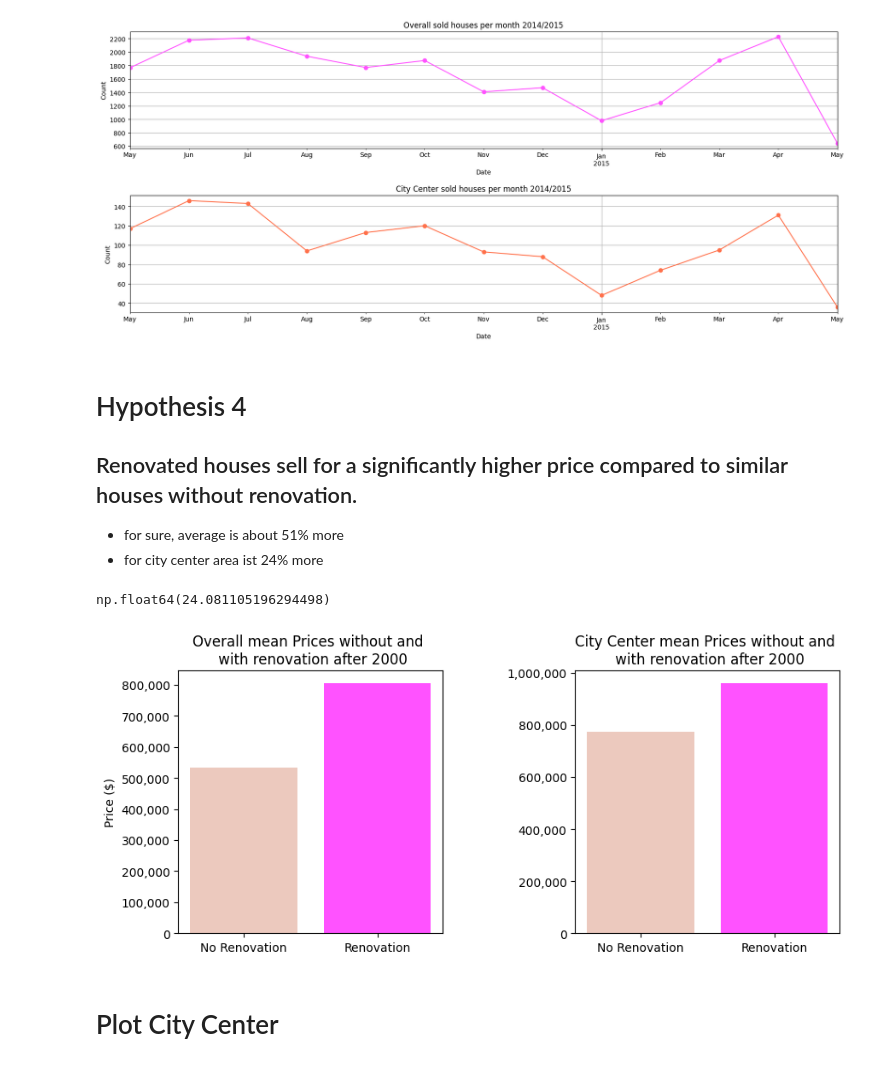
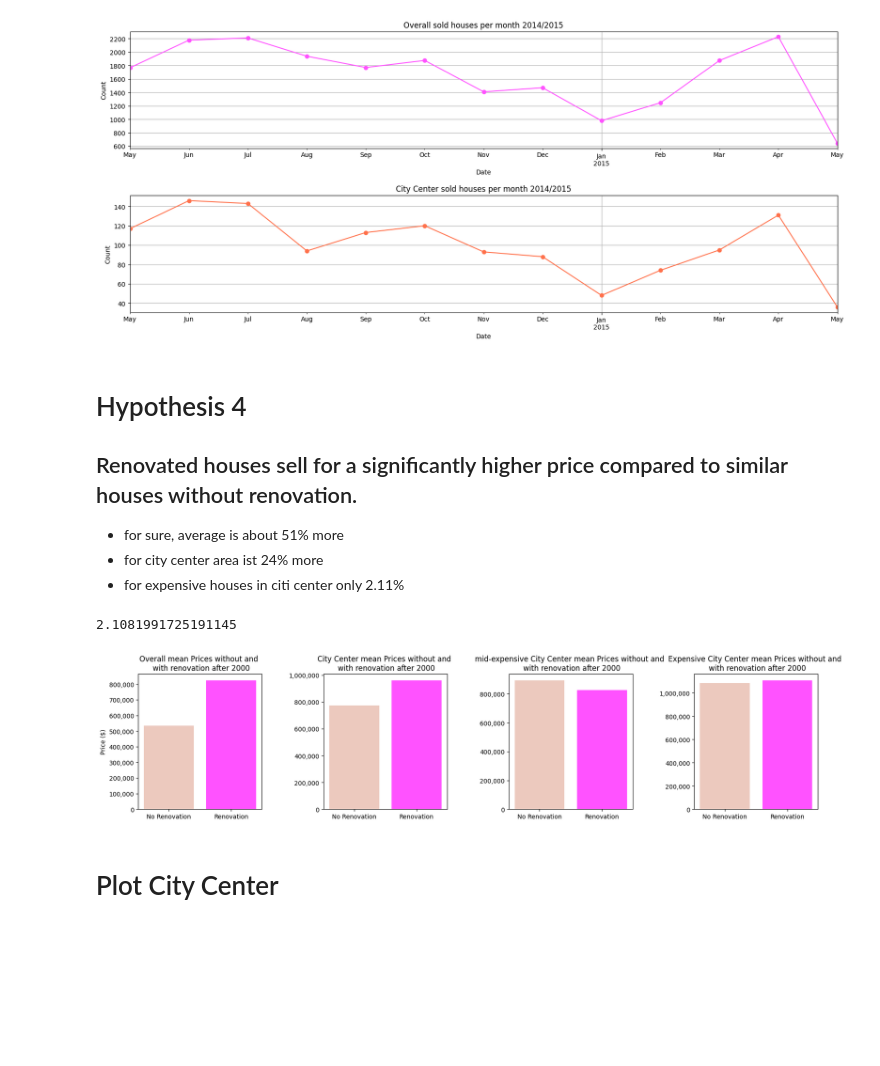
Before and after one commit to julialoeschel/eda-project-houses, a Jupyter notebook: EDA.ipynb, the cells around one changed output. Saved outputs shown, nothing was run; the diff lists cells and outputs as text; code cells hidden in the pictures; blank space fills up the shorter version.

```diff
--- a/EDA.ipynb
+++ b/EDA.ipynb
@@ -314,7 +315,8 @@ df_center_area = df[df['zipcode'].isin(center_area_seattle)]
 - (geomap erstellen von betreffenden häusern)
 # %%
 import matplotlib.pyplot as plt
-df_center_area['date'] = pd.to_datetime(df['date'])
+
+df_center_area['date'] = pd.to_datetime(df_center_area['date'])
 
 # drop outlier, weil zu große Villa, verfälscht den Schnitt
 # df_center_area.drop(df_center_area[df_center_area['house_id'] == 6762700020].index, inplace=True)
@@ -326,7 +328,7 @@ df_center_area['date'] = pd.to_datetime(df['date'])
 
 fig, axes = plt.subplots(2,1, figsize=(20, 8))
 
-df_center_area.groupby(df['date'].dt.to_period('M'))['price'].median().plot(
+df_center_area.groupby(df_center_area['date'].dt.to_period('M'))['price'].median().plot(
     kind='line',
     marker='o',
     title='Median houseprices per month 2014/2015 in the city center area',
@@ -337,7 +339,7 @@ df_center_area.groupby(df['date'].dt.to_period('M'))['price'].median().plot(
     ax=axes[0],
 )
 
-df_center_area.groupby(df['date'].dt.to_period('w'))['price'].median().plot(
+df_center_area.groupby(df_center_area['date'].dt.to_period('w'))['price'].median().plot(
     kind='line',
     marker='o',
     title='Median houseprices per week 2014/2015 in the city center area',
@@ -376,6 +378,7 @@ FOR OVERALL
 
 # df[(df['date'].dt.month == 5) & (df['date'].dt.day == 29)].sort_values(by="date")
 # df.drop(df[df['house_id'] == 9106000005].index, inplace=True)
+df['date'] = pd.to_datetime(df['date'])
 
 
 fig, axes = plt.subplots(2,1, figsize=(20, 8))
@@ -448,6 +451,7 @@ plt.subplots_adjust(hspace=0.4, wspace=0.3)
 
 - for sure, average is about 51% more
 - for city center area ist 24% more
+- for expensive houses in citi center only 2.11%
 # %%
 import matplotlib.ticker as mtick
 
@@ -455,39 +459,73 @@ df_renovated_houses = df[(df["yr_renovated"] != 0)]["price"].mean()
 df_renovated_houses_after_2000_mean = df[(df["yr_renovated"] > 2000)]["price"].mean()
 df_no_renovation_mean =  df[(df["yr_renovated"] == 0)]["price"].mean()
 
+#expensive
+price_threshold = df['price'].quantile(0.75)
+expensive_houses_in_center_area = df_center_area[df_center_area["price"]>price_threshold]
+
+renovated_expensive_houses_in_center_area = expensive_houses_in_center_area[(expensive_houses_in_center_area["yr_renovated"]>2000)|(expensive_houses_in_center_area["yr_built"]>2000)]
+not_renovated_expensive_houses_in_center_area = expensive_houses_in_center_area[(expensive_houses_in_center_area["yr_renovated"]==0) | (expensive_houses_in_center_area["yr_renovated"]<2000) & (expensive_houses_in_center_area["yr_built"]<2000)]
+
+renovated_expensive_houses_in_center_area_mean=renovated_expensive_houses_in_center_area["price"].mean()
+not_renovated_expensive_houses_in_center_area_mean = not_renovated_expensive_houses_in_center_area["price"].mean()
+
+#mid-expensive
+price_threshold = df['price'].quantile(0.50)
+mid_expensive_houses_in_center_area = df_center_area[df_center_area["price"]>price_threshold]
+
+renovated_mid_expensive_houses_in_center_area = mid_expensive_houses_in_center_area[(mid_expensive_houses_in_center_area["yr_renovated"]>2000)|(mid_expensive_houses_in_center_area["yr_built"]>2000)]
+not_renovated_mid_expensive_houses_in_center_area = mid_expensive_houses_in_center_area[(mid_expensive_houses_in_center_area["yr_renovated"]==0) | (mid_expensive_houses_in_center_area["yr_renovated"]<2000) & (mid_expensive_houses_in_center_area["yr_built"]<2000)]
+
+renovated_mid_expensive_houses_in_center_area_mean=renovated_mid_expensive_houses_in_center_area["price"].mean()
+not_renovated_mid_expensive_houses_in_center_area_mean = not_renovated_mid_expensive_houses_in_center_area["price"].mean()
+
+####
 df_renovated_houses_city = df_center_area[(df_center_area["yr_renovated"] != 0)]["price"].mean()
 df_renovated_houses_after_2000_mean_city = df_center_area[(df_center_area["yr_renovated"] > 2000)]["price"].mean()
 df_no_renovation_mean_city =  df_center_area[(df_center_area["yr_renovated"] == 0)]["price"].mean()
 
 categories = ['No Renovation', 'Renovation']
 values = [df_no_renovation_mean, df_renovated_houses_after_2000_mean]
 values_city = [df_no_renovation_mean_city, df_renovated_houses_after_2000_mean_city]
+values_expensive_city = [not_renovated_expensive_houses_in_center_area_mean, renovated_expensive_houses_in_center_area_mean]
+values_mid_expensive_city = [not_renovated_mid_expensive_houses_in_center_area_mean, renovated_mid_expensive_houses_in_center_area_mean]
 
-fig, axes = plt.subplots(1,2, figsize=(10, 4))
+fig, axes = plt.subplots(1,4, figsize=(20, 4))
 axes[0].bar(categories, values, color=[colors["beige"], colors["pink"]])
 axes[1].bar(categories, values_city, color=[colors["beige"], colors["pink"]])
+axes[3].bar(categories, values_expensive_city, color=[colors["beige"], colors["pink"]])
+axes[2].bar(categories, values_mid_expensive_city, color=[colors["beige"], colors["pink"]])
 axes[0].set_title('Overall mean Prices without and \n with renovation after 2000')
 axes[1].set_title('City Center mean Prices without and \n with renovation after 2000')
+axes[3].set_title('Expensive City Center mean Prices without and \n with renovation after 2000')
+axes[2].set_title('mid-expensive City Center mean Prices without and \n with renovation after 2000')
 axes[0].set_ylabel('Price ($)')
 
 formatter = mtick.FuncFormatter(lambda x, _: f'{x:,.0f}')  # Tausendertrennzeichen, keine Nachkommastellen
 axes[0].yaxis.set_major_formatter(formatter)
 axes[1].yaxis.set_major_formatter(formatter)
+axes[2].yaxis.set_major_formatter(formatter)
+axes[3].yaxis.set_major_formatter(formatter)
 
 
 plt.subplots_adjust(wspace=0.5)
 
 
 diff = df_renovated_houses_after_2000_mean - df_no_renovation_mean
 percentage_increase_by_renovation = (diff/df_no_renovation_mean)*100
 percentage_increase_by_renovation
 
 diff_city = df_renovated_houses_after_2000_mean_city - df_no_renovation_mean_city
 percentage_increase_by_renovation_city = (diff_city/df_no_renovation_mean_city)*100
 percentage_increase_by_renovation_city
+
+diff_city = renovated_expensive_houses_in_center_area_mean - not_renovated_expensive_houses_in_center_area_mean
+percentage_increase_by_renovation_city = (diff_city/not_renovated_expensive_houses_in_center_area_mean)*100
+percentage_increase_by_renovation_city
+print(percentage_increase_by_renovation_city)
 # %% [output]
-np.float64(24.081105196294498)
+2.1081991725191145
-[figure, old version]
+[figure, new version]
 # %% [markdown]
 # Plot City Center
 # %%
```
Also changed, not shown: parts of 10 cells of this notebook.
